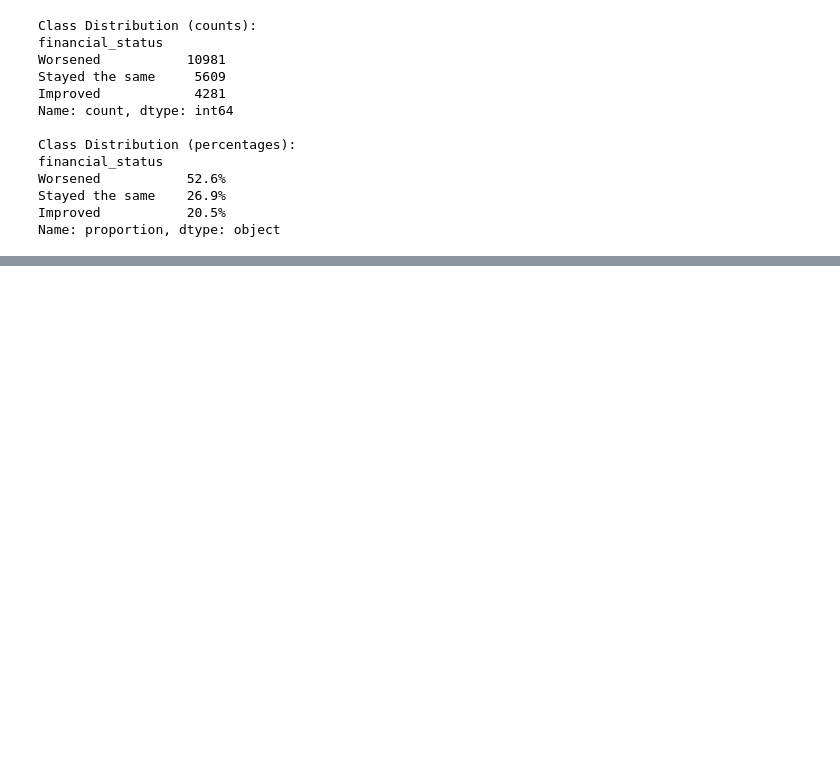
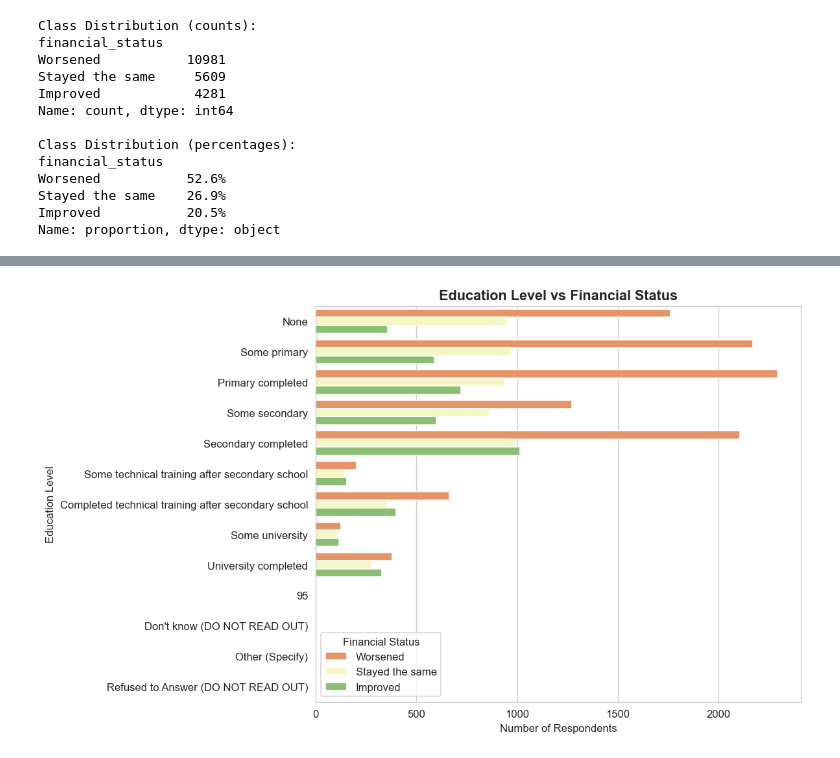
Before and after one commit to Fadhili-22/iLab-Datasprint-Hackathon, a Jupyter notebook: index.ipynb, the cells around one changed output, grey strips where cells are left out. Drawn from its saved outputs; the diff is of its cells as text; code cells hidden in the pictures; blank space fills up the shorter version.

```diff
--- a/index.ipynb
+++ b/index.ipynb
@@ -466,0 +212,20 @@ dtype: float64
+# %%
+# FIG: education | Fig: Education Level vs Financial Status
+edu_pref = ['None', 'Some primary', 'Primary completed', 'Some secondary', 'Secondary completed',
+            'Some technical training after secondary school',
+            'Completed technical training after secondary school',
+            'Some university', 'University completed']
+edu_present = df['education_level'].unique().tolist()
+edu_order = [e for e in edu_pref if e in edu_present] + sorted(e for e in edu_present if e not in edu_pref)
+
+plt.figure(figsize=(10, 6))
+sns.countplot(y='education_level', hue='financial_status', data=df, order=edu_order,
+              hue_order=order, palette='RdYlGn')
+plt.title('Education Level vs Financial Status', fontsize=13, fontweight='bold')
+plt.xlabel('Number of Respondents')
+plt.ylabel('Education Level')
+plt.legend(title='Financial Status')
+plt.tight_layout()
+plt.show()
+# %% [output]
+[figure, added]
```
Also changed, not shown: parts of 60 cells of this notebook, 5 other files.
